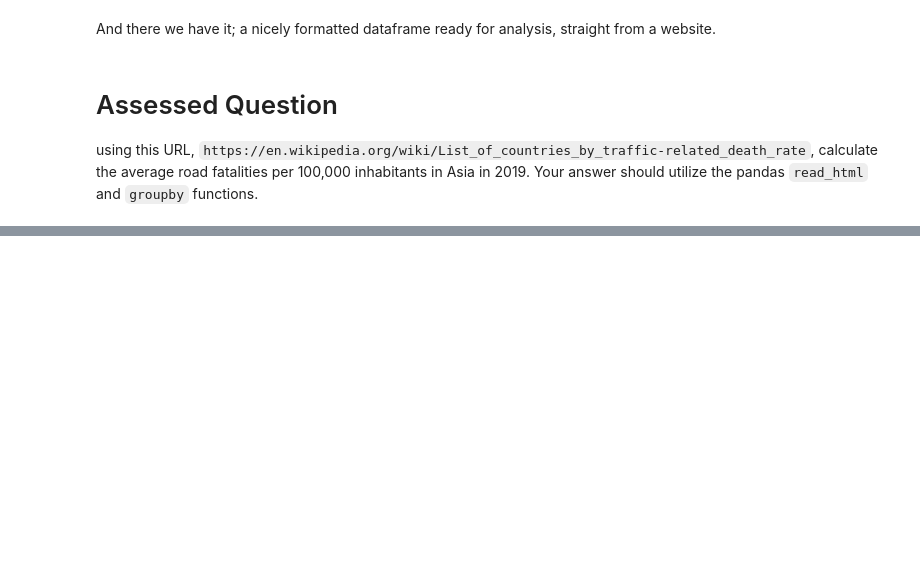
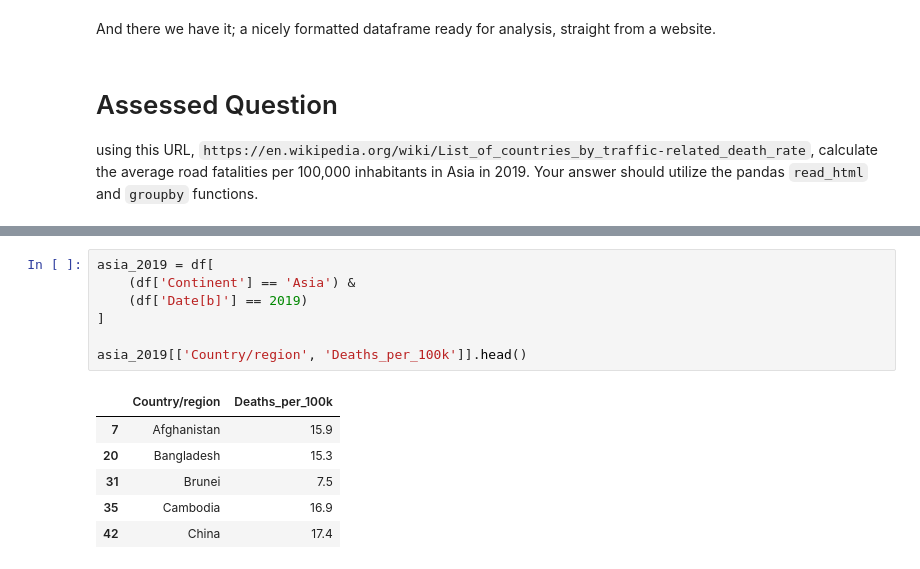
Before and after one commit to maddieporte/QM2, a Jupyter notebook: notebooks/W02. Pandas.ipynb, the cells around one changed output, grey strips where cells are left out. Drawn from its saved outputs; the diff is of its cells as text; blank space fills up the shorter version.

```diff
--- a/notebooks/W02. Pandas.ipynb
+++ b/notebooks/W02. Pandas.ipynb
@@ -460,0 +433,14 @@ dtype: float64
+# %%
+asia_2019 = df[
+    (df['Continent'] == 'Asia') &
+    (df['Date[b]'] == 2019)
+]
+
+asia_2019[['Country/region', 'Deaths_per_100k']].head()
+# %% [output]
+|  | Country/region | Deaths_per_100k |
+| 7 | Afghanistan | 15.9 |
+| 20 | Bangladesh | 15.3 |
+| 31 | Brunei | 7.5 |
+| 35 | Cambodia | 16.9 |
+| 42 | China | 17.4 |
```
Also changed, not shown: parts of 5 cells of this notebook.
